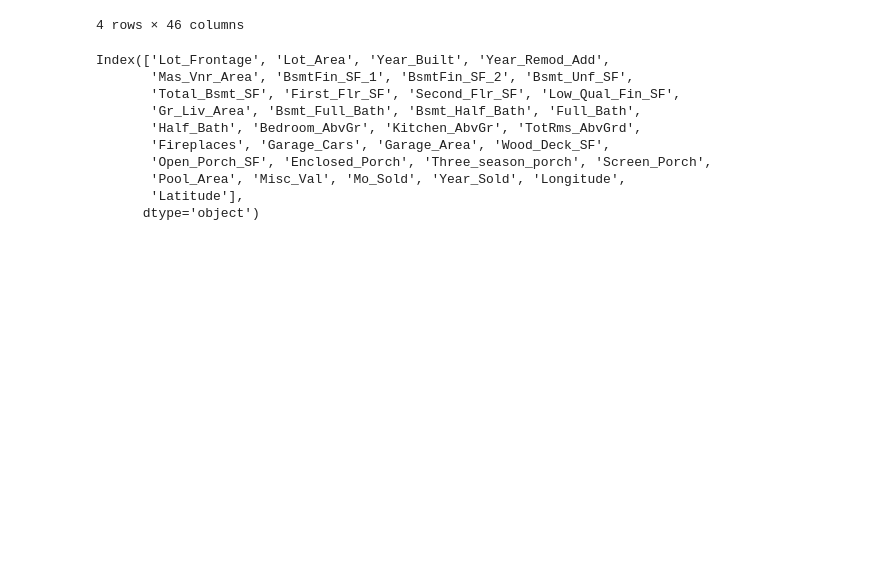
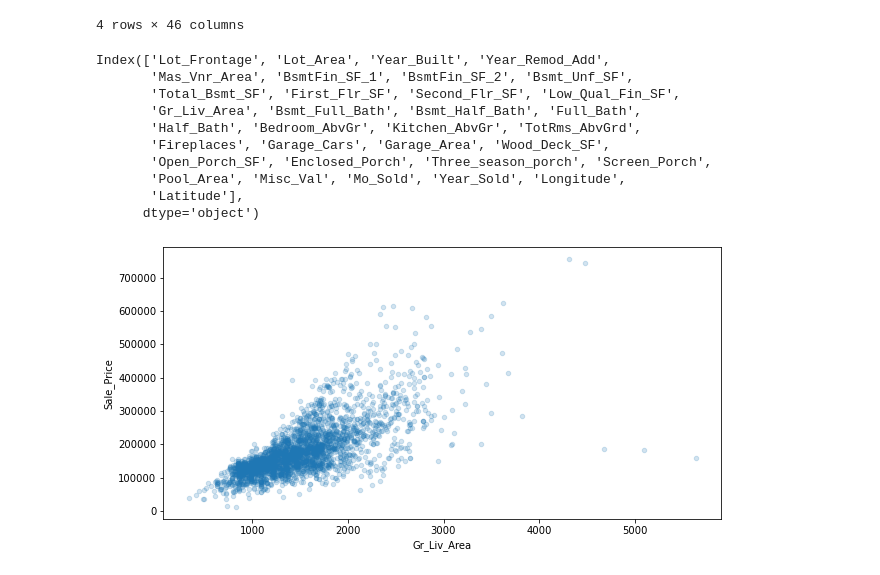
Before and after one commit to jrhorton/ames-housing-analysis, a Jupyter notebook: notebooks/eda.ipynb, the cells around one changed output. Cells and saved outputs as stored; diff of their text form; code cells hidden in the pictures; blank space fills up the shorter version.

```diff
--- a/notebooks/eda.ipynb
+++ b/notebooks/eda.ipynb
@@ -81,3 +85,7 @@ Index(['Lot_Frontage', 'Lot_Area', 'Year_Built', 'Year_Remod_Add',
        'Pool_Area', 'Misc_Val', 'Mo_Sold', 'Year_Sold', 'Longitude',
        'Latitude'],
       dtype='object')
+# %%
+ames.plot.scatter(x='Gr_Liv_Area', y='Sale_Price', figsize=(10, 5), alpha=0.2);
+# %% [output]
+[figure, added]
```
Also changed, not shown: parts of 18 cells of this notebook, 1 other file.
